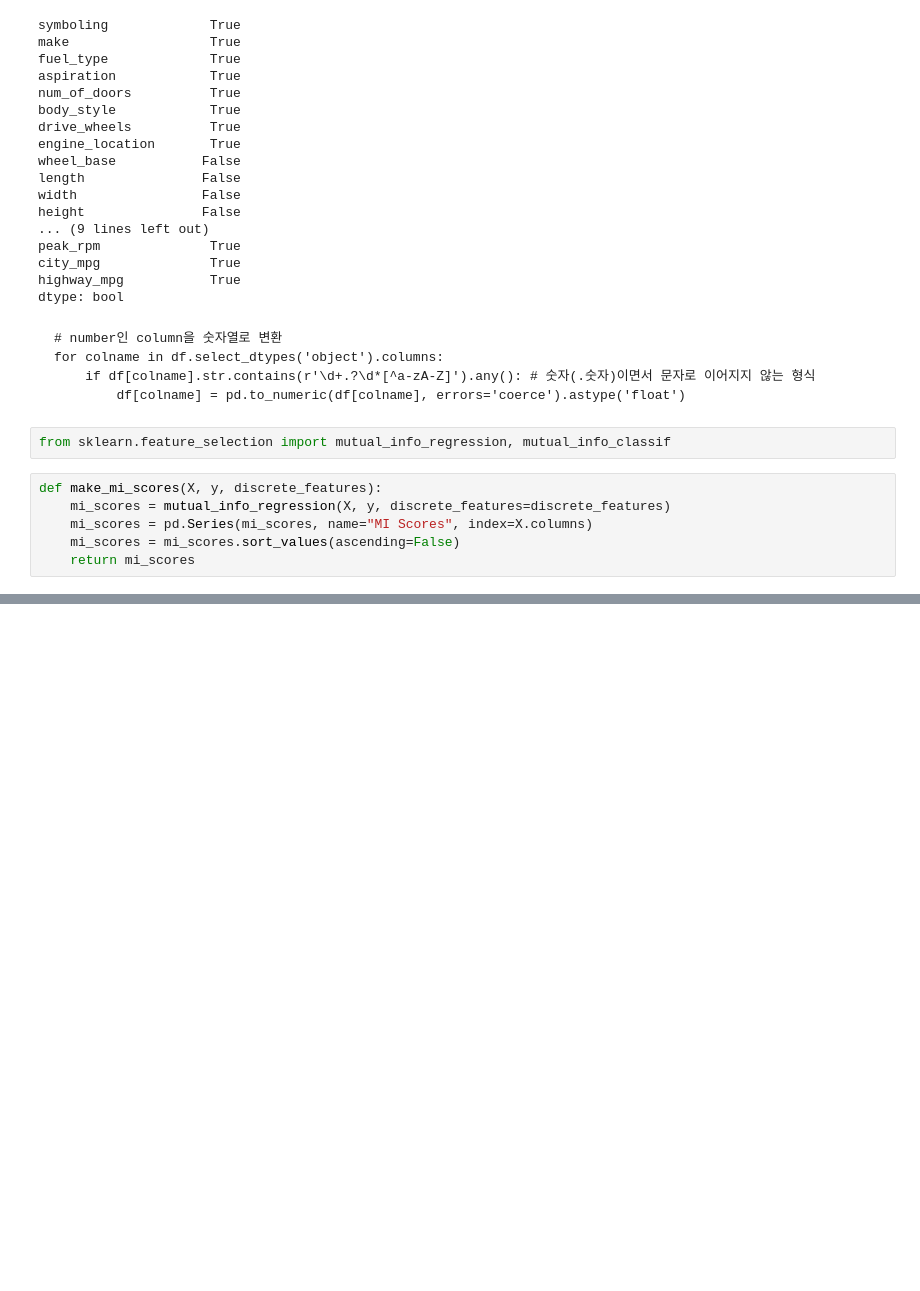
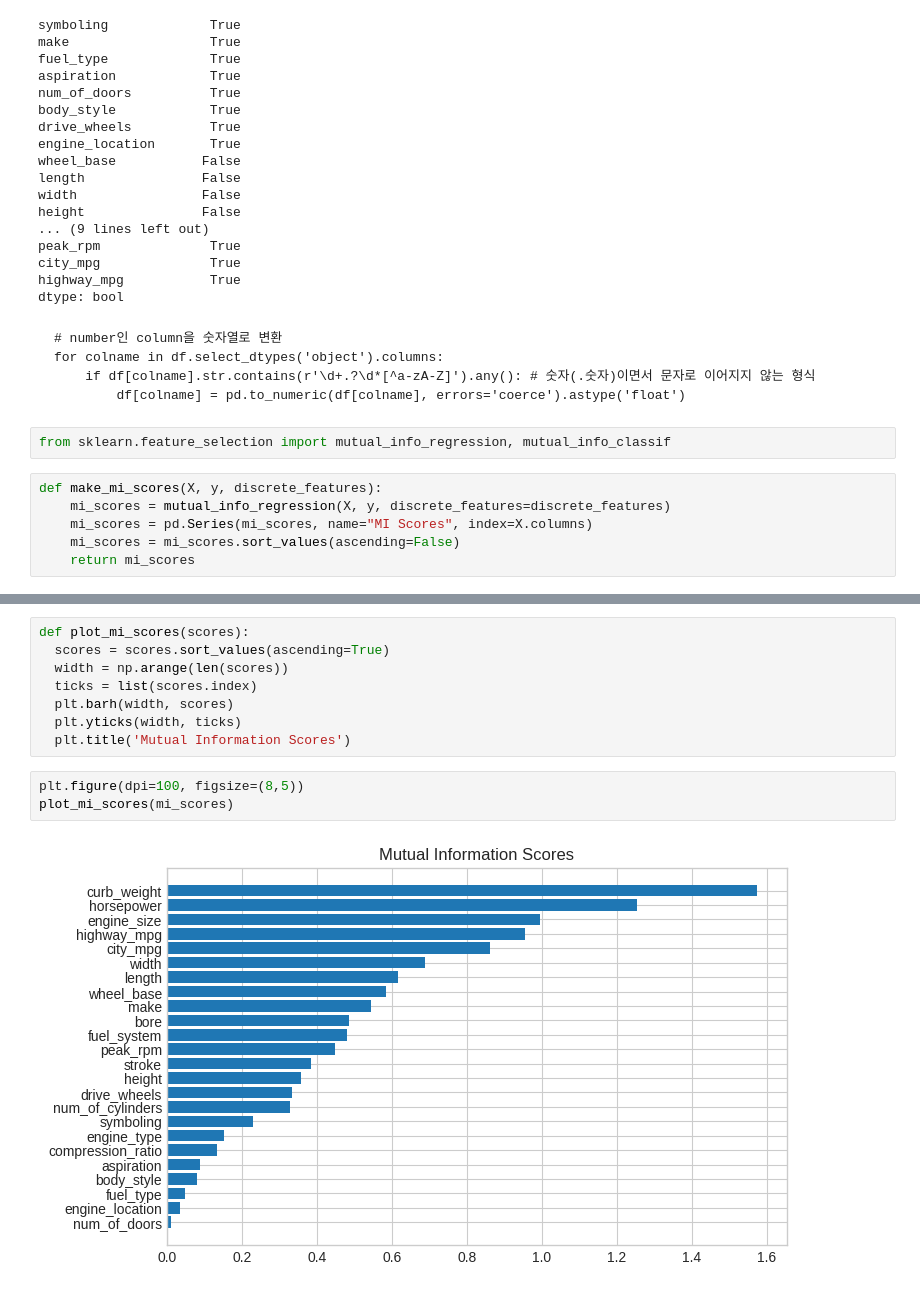
Before and after one commit to fasthill/My-gist, a Jupyter notebook: eda_plot/kaggle_fe_begin_course.ipynb, the cells around one changed output, grey strips where cells are left out. Cells and saved outputs as stored; diff of their text form; blank space fills up the shorter version.

```diff
--- a/eda_plot/kaggle_fe_begin_course.ipynb
+++ b/eda_plot/kaggle_fe_begin_course.ipynb
@@ -141,2 +146,15 @@ compression_ratio    0.134101
 fuel_type            0.047279
 Name: MI Scores, dtype: float64
+# %%
+def plot_mi_scores(scores):
+  scores = scores.sort_values(ascending=True)
+  width = np.arange(len(scores))
+  ticks = list(scores.index)
+  plt.barh(width, scores)
+  plt.yticks(width, ticks)
+  plt.title('Mutual Information Scores')
+# %%
+plt.figure(dpi=100, figsize=(8,5))
+plot_mi_scores(mi_scores)
+# %% [output]
+[figure, added]
```
Also changed, not shown: parts of 6 cells of this notebook.
